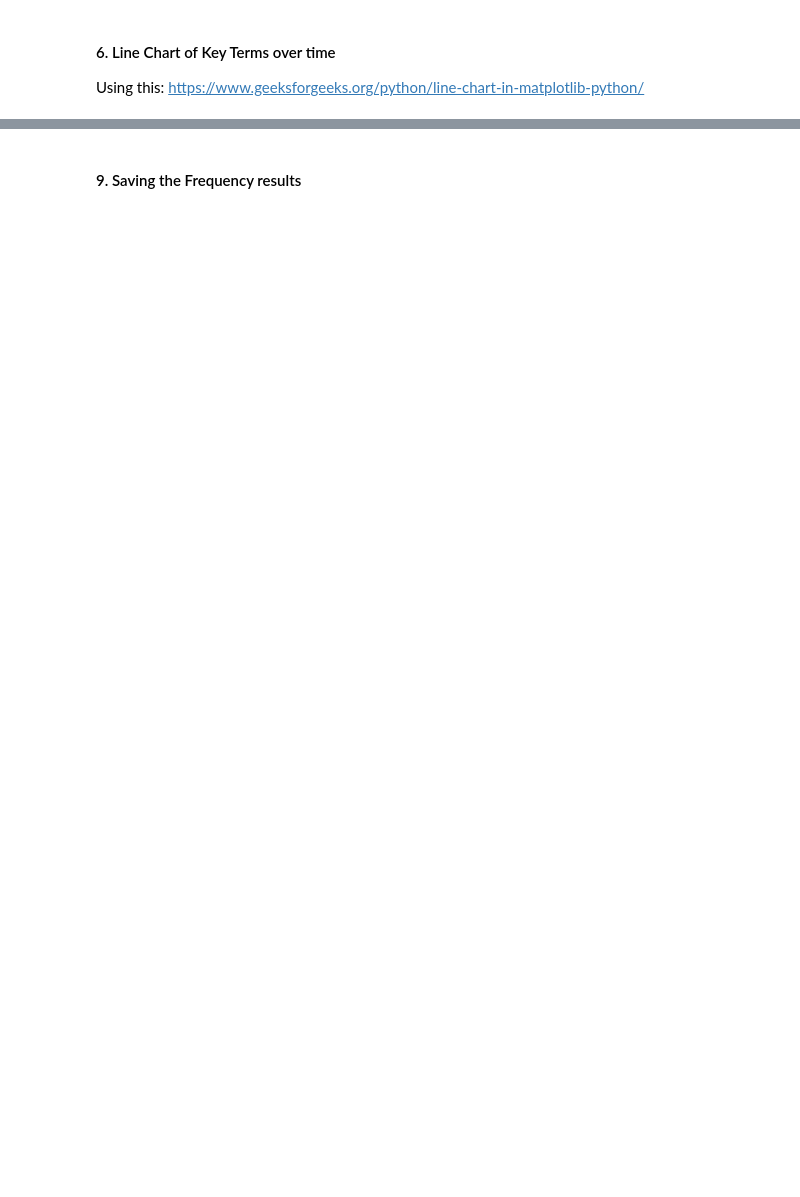
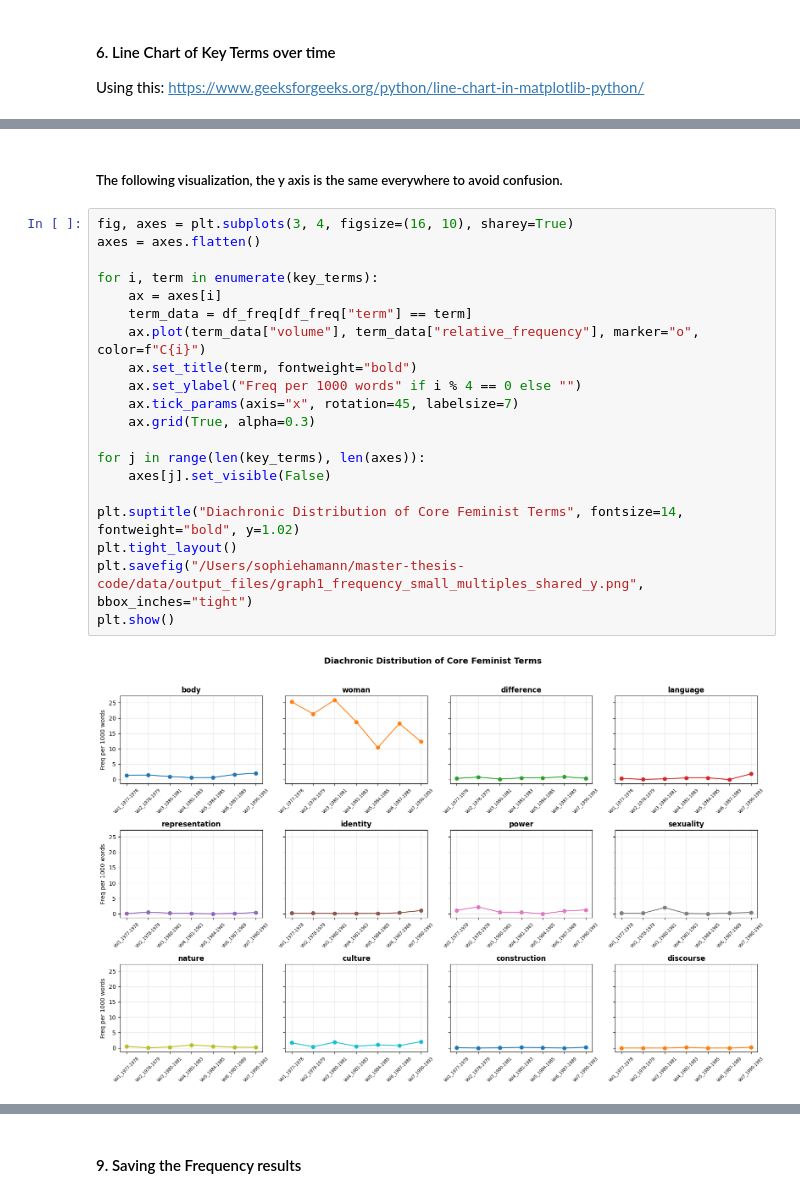
Before and after one commit to Soph-stara/master-thesis-code, a Jupyter notebook: notebooks/h1_analysis/12_analysis_h1.ipynb, the cells around one changed output, grey strips where cells are left out. Cells and saved outputs as stored; diff of their text form; blank space fills up the shorter version.

```diff
--- a/notebooks/h1_analysis/12_analysis_h1.ipynb
+++ b/notebooks/h1_analysis/12_analysis_h1.ipynb
@@ -129,2 +171,26 @@ plt.show()
+# %% [markdown]
+##### The following visualization, the y axis is the same everywhere to avoid confusion.
+# %%
+fig, axes = plt.subplots(3, 4, figsize=(16, 10), sharey=True)
+axes = axes.flatten()
+
+for i, term in enumerate(key_terms):
+    ax = axes[i]
+    term_data = df_freq[df_freq["term"] == term]
+    ax.plot(term_data["volume"], term_data["relative_frequency"], marker="o", color=f"C{i}")
+    ax.set_title(term, fontweight="bold")
+    ax.set_ylabel("Freq per 1000 words" if i % 4 == 0 else "")
+    ax.tick_params(axis="x", rotation=45, labelsize=7)
+    ax.grid(True, alpha=0.3)
+
+for j in range(len(key_terms), len(axes)):
+    axes[j].set_visible(False)
+
+plt.suptitle("Diachronic Distribution of Core Feminist Terms", fontsize=14, fontweight="bold", y=1.02)
+plt.tight_layout()
+plt.savefig("/Users/sophiehamann/master-thesis-code/data/output_files/graph1_frequency_small_multiples_shared_y.png", bbox_inches="tight")
+plt.show()
+# %% [output]
+[figure, added]
 # %% [markdown]
 #### 7. TF-IDF per volume
```
Also changed, not shown: parts of 17 cells of this notebook, 18 other files.
